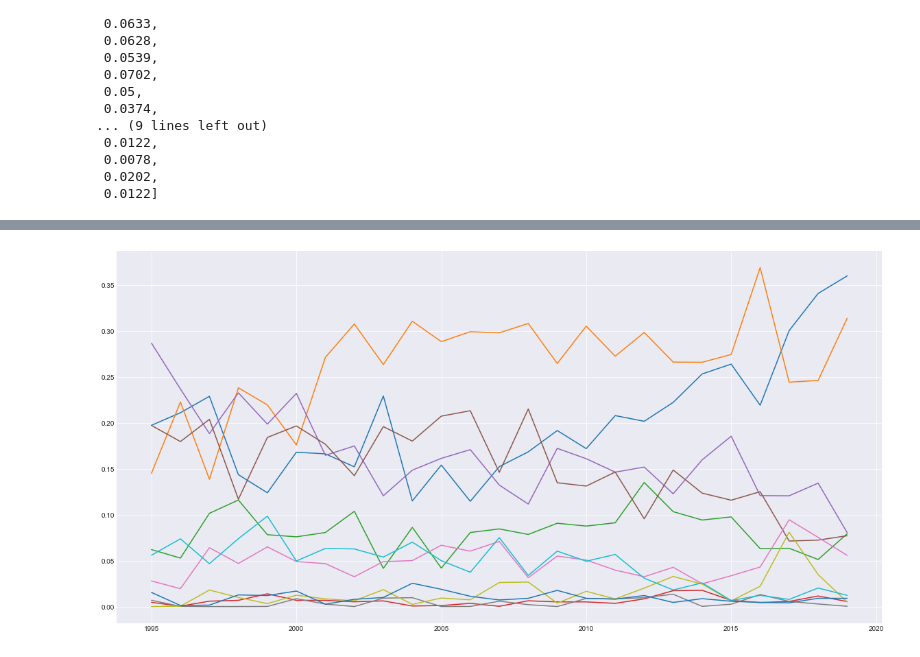
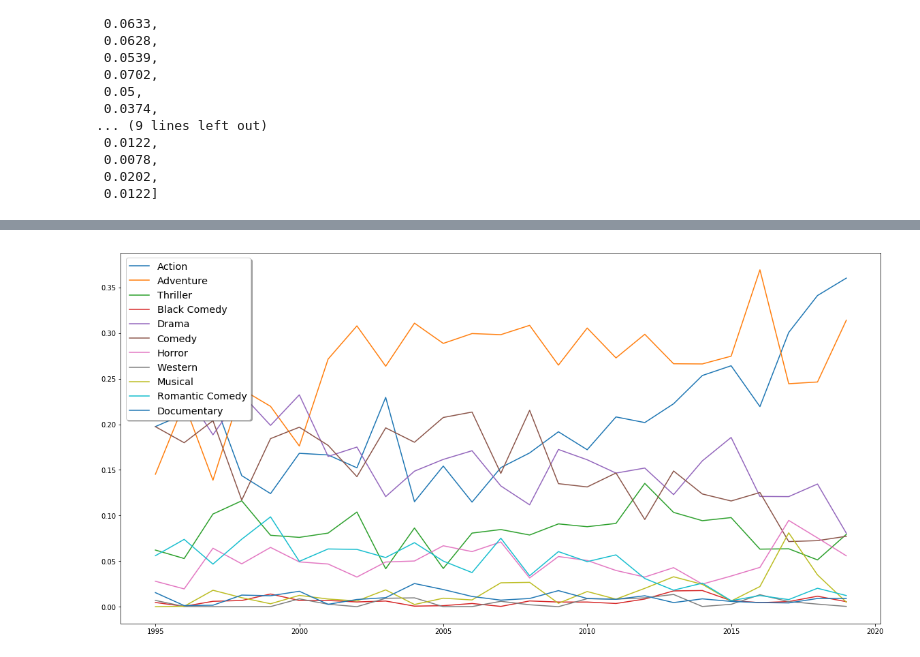
Before and after one commit to xxristoskk/microflix, a Jupyter notebook: Matplot Lib genre data.ipynb, the cells around one changed output, grey strips where cells are left out. Saved outputs shown, nothing was run; the diff lists cells and outputs as text; code cells hidden in the pictures.

Commit message:
legend

```diff
--- a/Matplot Lib genre data.ipynb
+++ b/Matplot Lib genre data.ipynb
@@ -188,30 +188,33 @@ for ax in axs.flat:
 # %%
 plt.figure(figsize=(20,10))
 
 x = years_list
 y_1 = action_market
 y_2 = adventure_market
 y_3 = thriller_market
 y_4 = black_comedy_market
 y_5 = drama_market
 y_6 = comedy_market
 y_7 = horror_market
 y_8 = western_market
 y_9 = musical_market
 y_10 = romantic_market
 y_11 = documentary_market
 
-plt.plot(x, y_1)
-plt.plot(x, y_2)
-plt.plot(x, y_3)
-plt.plot(x, y_4)
-plt.plot(x, y_5)
-plt.plot(x, y_6)
-plt.plot(x, y_7)
-plt.plot(x, y_8)
-plt.plot(x, y_9)
-plt.plot(x, y_10)
-plt.plot(x, y_11)
+plt.plot(x, y_1, label = 'Action')
+plt.plot(x, y_2, label = 'Adventure')
+plt.plot(x, y_3, label = 'Thriller')
+plt.plot(x, y_4, label = 'Black Comedy')
+plt.plot(x, y_5, label = 'Drama')
+plt.plot(x, y_6, label = 'Comedy')
+plt.plot(x, y_7, label = 'Horror')
+plt.plot(x, y_8, label = 'Western')
+plt.plot(x, y_9, label = 'Musical')
+plt.plot(x, y_10, label = 'Romantic Comedy')
+plt.plot(x, y_11, label = 'Documentary')
+
+legend = plt.legend(loc='upper left', shadow=True, fontsize='x-large')
+
 plt.show()
 # %% [output]
-[figure, old version]
+[figure, new version]
```
Also changed, not shown: parts of 3 cells of this notebook.
